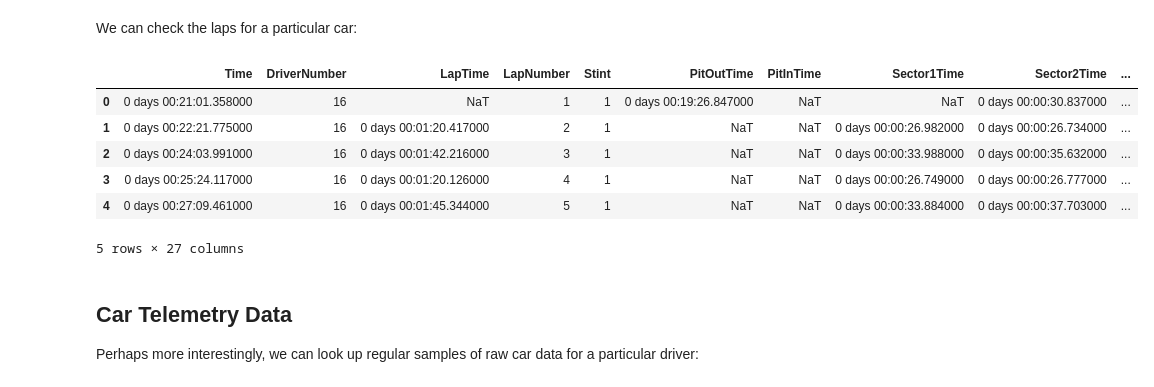
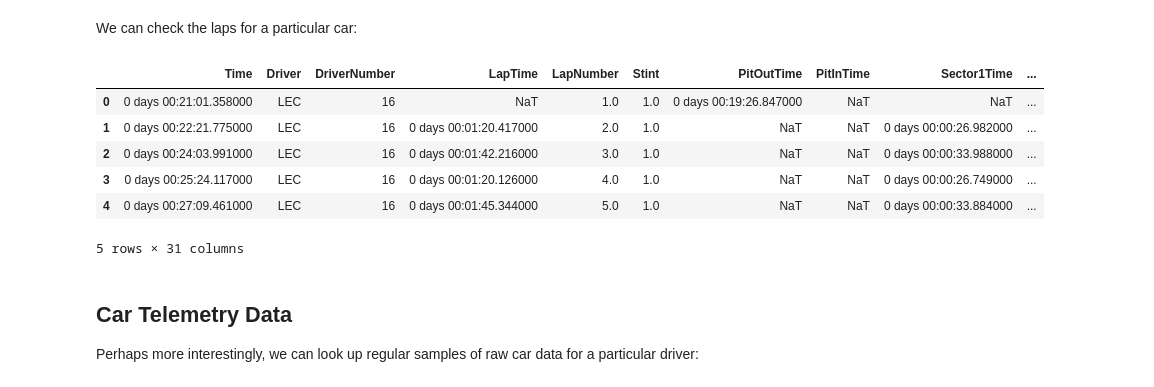
Before and after one commit to f1datajunkie/wranglingf1datawithpython, a Jupyter notebook: book/fastf1-demo.ipynb, the cells around one changed output. Cells and saved outputs as stored; diff of their text form; code cells hidden in the pictures.

```diff
--- a/book/fastf1-demo.ipynb
+++ b/book/fastf1-demo.ipynb
@@ -292,16 +307,16 @@ Index(['Time', 'DriverNumber', 'LapTime', 'LapNumber', 'Stint', 'PitOutTime',
 # %% [markdown]
 We can check the laps for a particular car:
 # %%
-lec_laps = monza_quali.laps.pick_driver(16)
+lec_laps = monza_quali.laps.pick_drivers(16)
 lec_laps[:5]
 # %% [output]
-|  | Time | DriverNumber | LapTime | LapNumber | Stint | PitOutTime | PitInTime | Sector1Time | Sector2Time | ... |
-| 0 | 0 days 00:21:01.358000 | 16 | NaT | 1 | 1 | 0 days 00:19:26.847000 | NaT | NaT | 0 days 00:00:30.837000 | ... |
-| 1 | 0 days 00:22:21.775000 | 16 | 0 days 00:01:20.417000 | 2 | 1 | NaT | NaT | 0 days 00:00:26.982000 | 0 days 00:00:26.734000 | ... |
-| 2 | 0 days 00:24:03.991000 | 16 | 0 days 00:01:42.216000 | 3 | 1 | NaT | NaT | 0 days 00:00:33.988000 | 0 days 00:00:35.632000 | ... |
-| 3 | 0 days 00:25:24.117000 | 16 | 0 days 00:01:20.126000 | 4 | 1 | NaT | NaT | 0 days 00:00:26.749000 | 0 days 00:00:26.777000 | ... |
-| 4 | 0 days 00:27:09.461000 | 16 | 0 days 00:01:45.344000 | 5 | 1 | NaT | NaT | 0 days 00:00:33.884000 | 0 days 00:00:37.703000 | ... |
+|  | Time | Driver | DriverNumber | LapTime | LapNumber | Stint | PitOutTime | PitInTime | Sector1Time | ... |
+| 0 | 0 days 00:21:01.358000 | LEC | 16 | NaT | 1.0 | 1.0 | 0 days 00:19:26.847000 | NaT | NaT | ... |
+| 1 | 0 days 00:22:21.775000 | LEC | 16 | 0 days 00:01:20.417000 | 2.0 | 1.0 | NaT | NaT | 0 days 00:00:26.982000 | ... |
+| 2 | 0 days 00:24:03.991000 | LEC | 16 | 0 days 00:01:42.216000 | 3.0 | 1.0 | NaT | NaT | 0 days 00:00:33.988000 | ... |
+| 3 | 0 days 00:25:24.117000 | LEC | 16 | 0 days 00:01:20.126000 | 4.0 | 1.0 | NaT | NaT | 0 days 00:00:26.749000 | ... |
+| 4 | 0 days 00:27:09.461000 | LEC | 16 | 0 days 00:01:45.344000 | 5.0 | 1.0 | NaT | NaT | 0 days 00:00:33.884000 | ... |
-5 rows × 27 columns
+5 rows × 31 columns
 # %% [markdown]
 ## Car Telemetry Data
 
```
Also changed, not shown: parts of 20 cells of this notebook, 4 other files.
